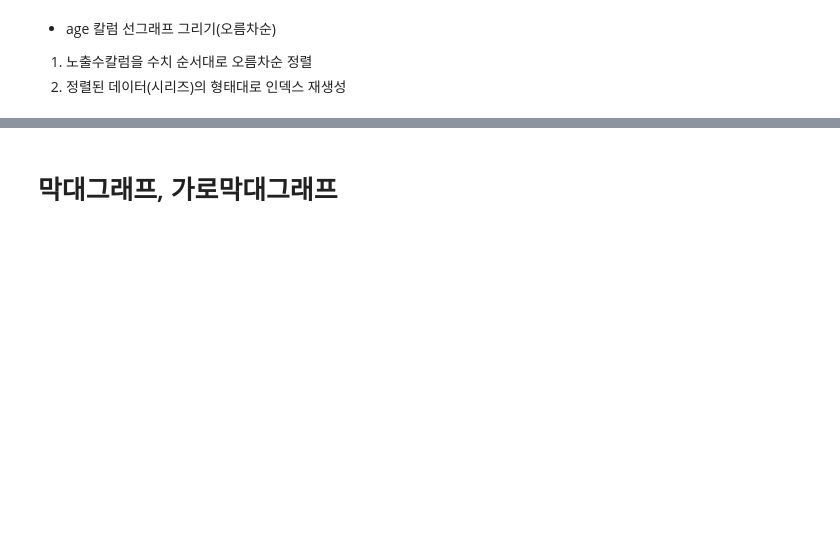
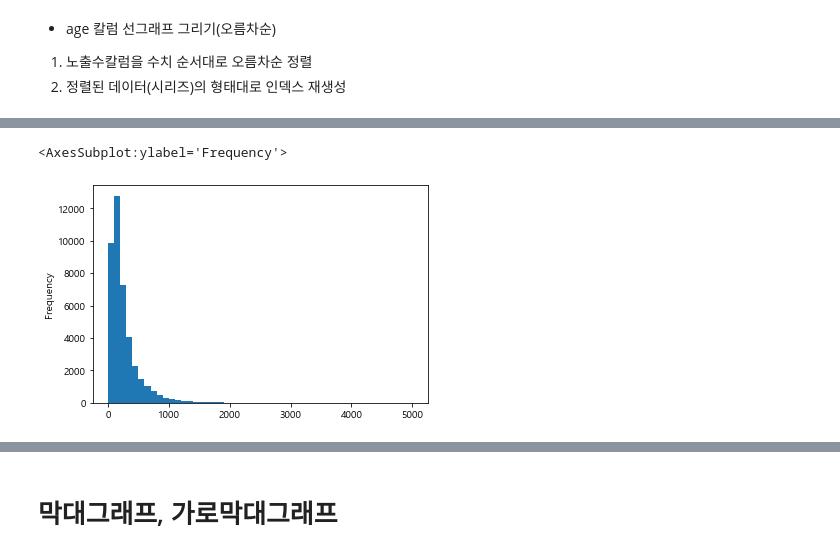
Before and after one commit to dch9610/Data-arrangement, a Jupyter notebook: 온라인 강의/프로젝트 실습/01.광고 데이터를 활용한 데이터 분석/02.고객 데이터 분석.ipynb, the cells around one changed output, grey strips where cells are left out. Drawn from its saved outputs; the diff is of its cells as text; code cells hidden in the pictures; blank space fills up the shorter version.

```diff
--- a/온라인 강의/프로젝트 실습/01.광고 데이터를 활용한 데이터 분석/02.고객 데이터 분석.ipynb
+++ b/온라인 강의/프로젝트 실습/01.광고 데이터를 활용한 데이터 분석/02.고객 데이터 분석.ipynb
@@ -185,5 +330,10 @@ plt.show()
 # %%
-#bins=range(0,5000,100)
+# bins=range(최소값, 최대값)
+# bins=range(0,5000,100)
+df['duration'].plot.hist(bins=range(0,5001,100))
+# %% [output]
+<AxesSubplot:ylabel='Frequency'>
+[figure, added]
 # %%
 #히스토그램
 #bins - 계급구간(0,100,200...5000)
```
Also changed, not shown: parts of 76 cells of this notebook.
